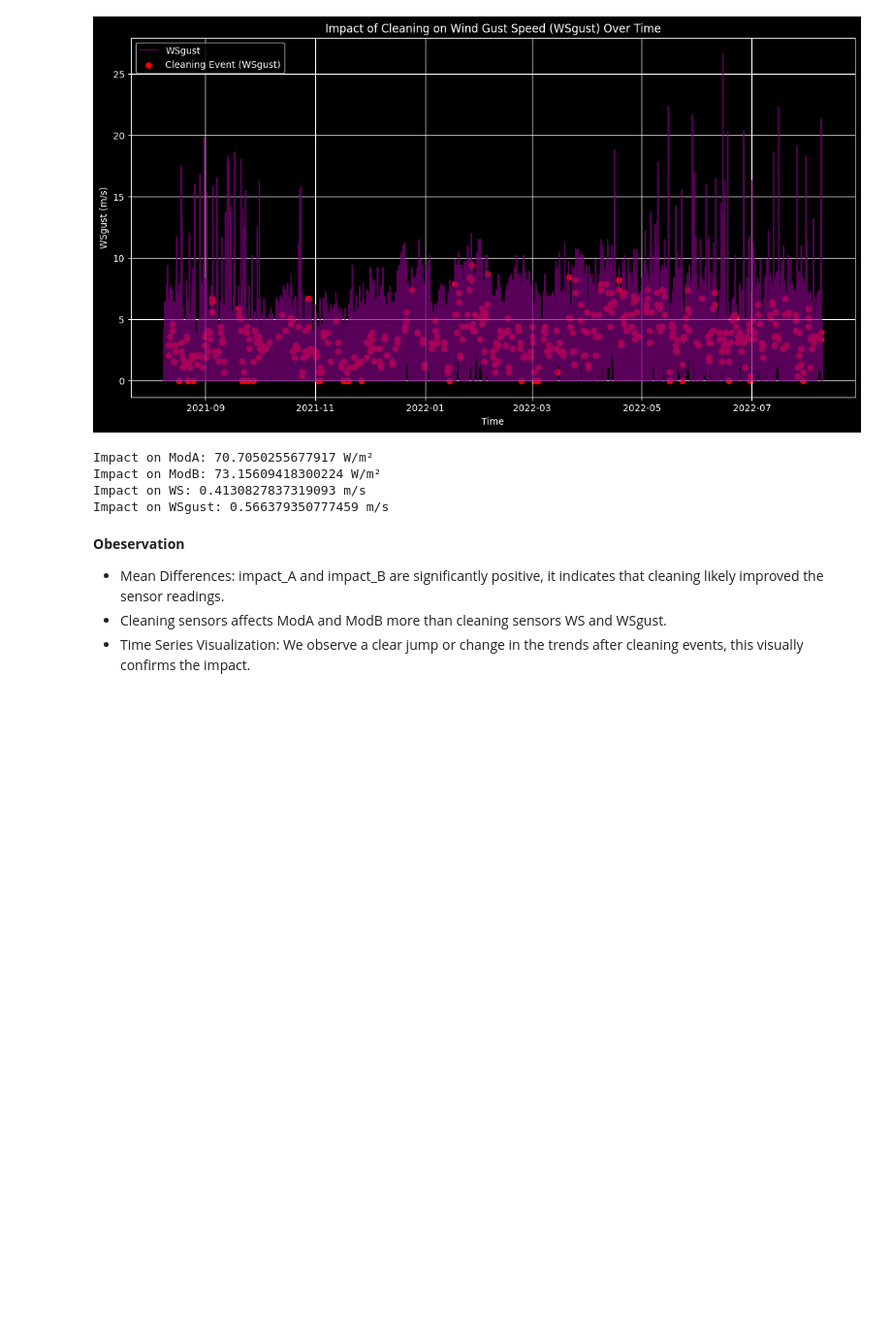
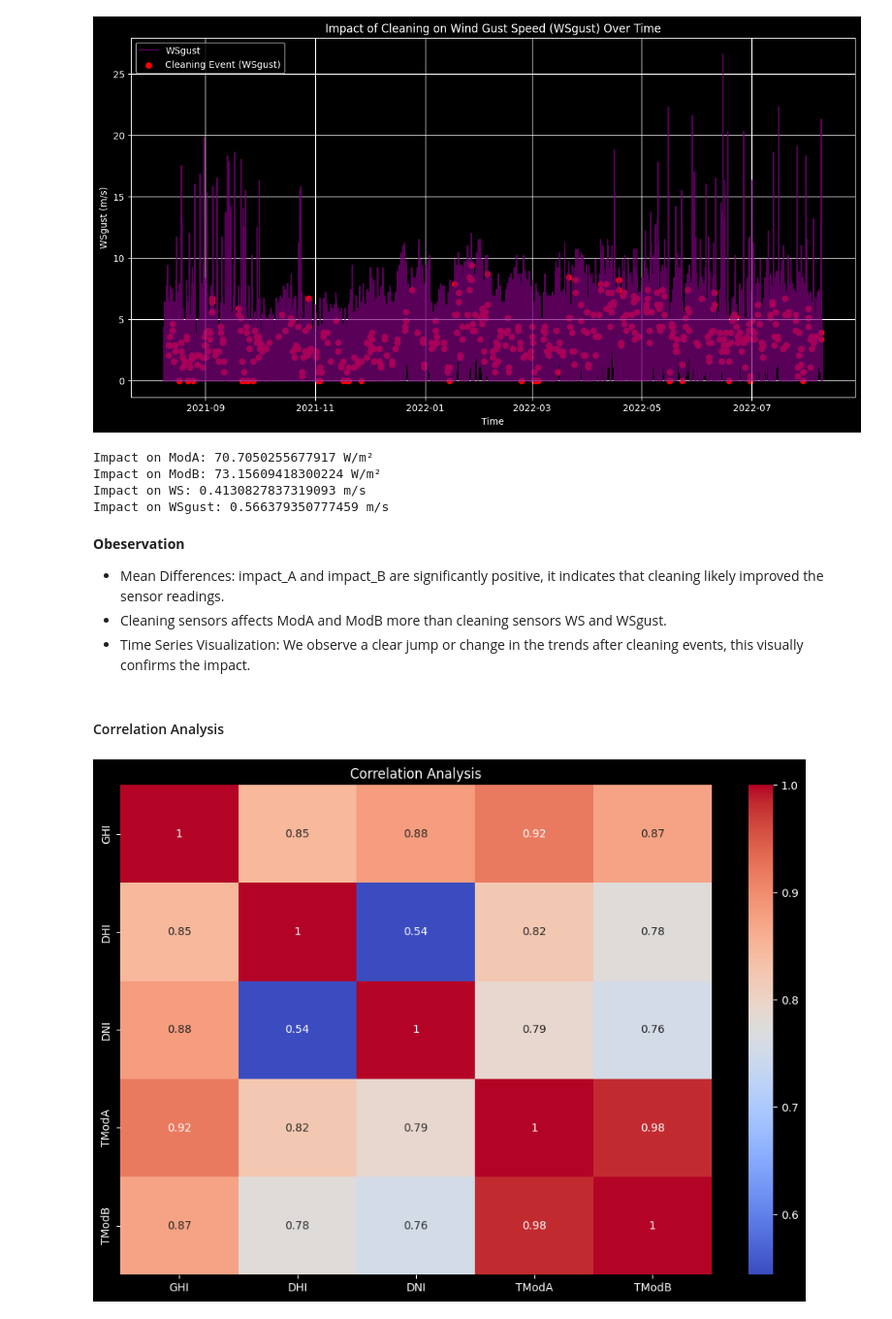
Before and after one commit to Yosef-ft/Solar_Radiation_Analysis, a Jupyter notebook: notebooks/EDA.ipynb, the cells around one changed output. Shown at 97% size. Cells and saved outputs as stored; diff of their text form; code cells hidden in the pictures; blank space fills up the shorter version.

Commit message:
Correlation Analysis

```diff
--- a/notebooks/EDA.ipynb
+++ b/notebooks/EDA.ipynb
@@ -490,3 +490,22 @@ Impact on WSgust: 0.566379350777459 m/s
 - Mean Differences: impact_A and impact_B are significantly positive, it indicates that cleaning likely improved the sensor readings.
 - Cleaning sensors affects ModA and ModB more than cleaning sensors WS and WSgust.
 - Time Series Visualization: We observe a clear jump or change in the trends after cleaning events, this visually confirms the impact.
+# %% [markdown]
+#### Correlation Analysis
+# %%
+def corr_analysis(data: pd.DataFrame):
+
+    solar_columns = ['GHI', 'DHI', 'DNI']
+    temperature_columns = ['TModA', 'TModB']
+
+    corr_columns = data[solar_columns + temperature_columns]
+    correlation_matrix = corr_columns.corr()
+
+    plt.figure(figsize=(12,8))
+    sns.heatmap(correlation_matrix, annot=True, cmap='coolwarm')
+    plt.title('Correlation Analysis')
+    plt.show()
+# %%
+corr_analysis(benin)
+# %% [output]
+[figure, added]
```
Also changed, not shown: parts of 7 cells of this notebook.
